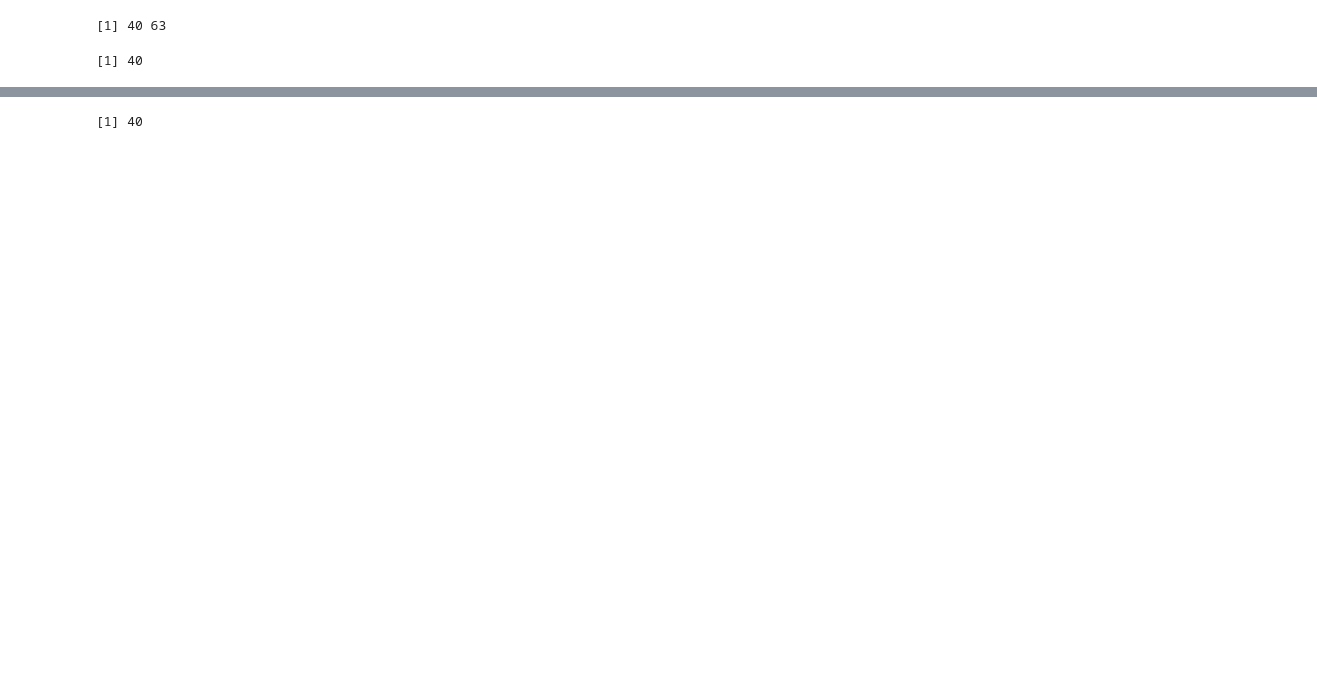
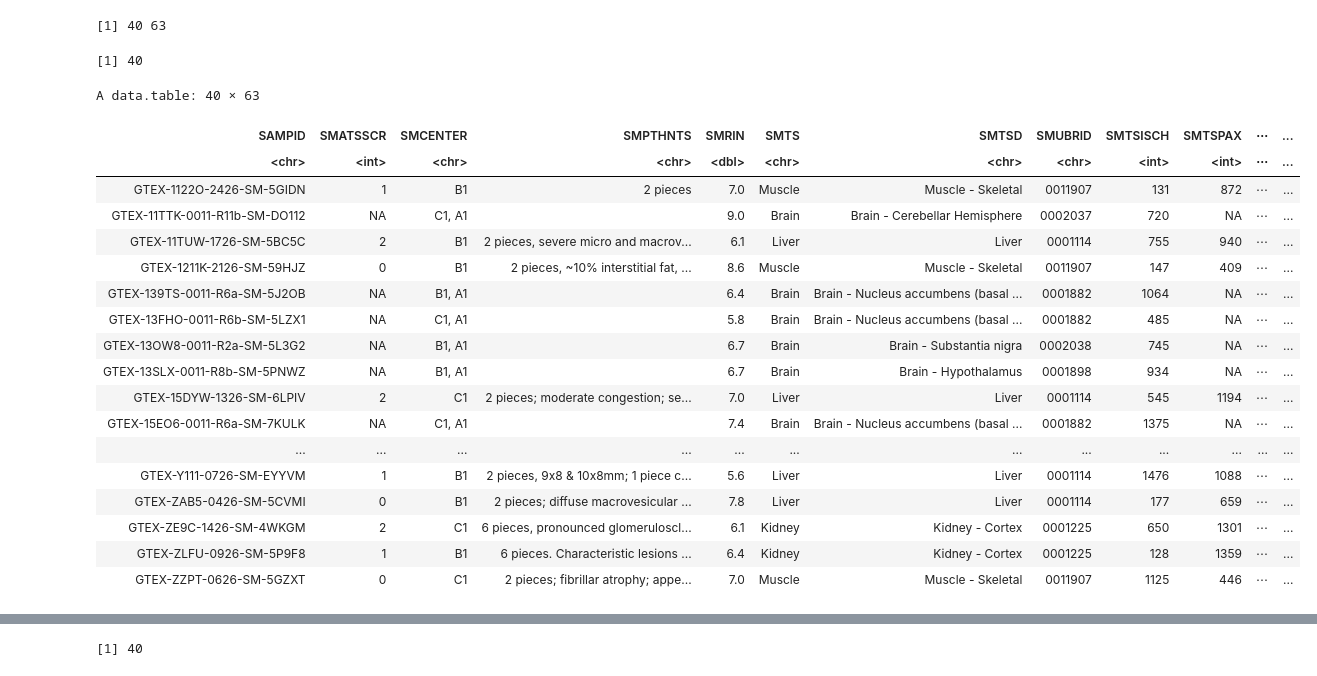
Before and after one commit to Alector-BIO/llm2geneset, a Jupyter notebook: notebooks/camera_GTEx.ipynb, the cells around one changed output, grey strips where cells are left out. Drawn from its saved outputs; the diff is of its cells as text; code cells hidden in the pictures; blank space fills up the shorter version.

```diff
--- a/notebooks/camera_GTEx.ipynb
+++ b/notebooks/camera_GTEx.ipynb
@@ -69,6 +69,28 @@ dim(gtex_annot)
 sum(table(gtex_annot$SMTS))
 # %% [output]
 [1] 40
+# %%
+gtex_annot
+# %% [output]
+A data.table: 40 × 63
+| SAMPID | SMATSSCR | SMCENTER | SMPTHNTS | SMRIN | SMTS | SMTSD | SMUBRID | SMTSISCH | SMTSPAX | ⋯ | ... |
+| <chr> | <int> | <chr> | <chr> | <dbl> | <chr> | <chr> | <chr> | <int> | <int> | ⋯ | ... |
+| GTEX-1122O-2426-SM-5GIDN | 1 | B1 | 2 pieces | 7.0 | Muscle | Muscle - Skeletal | 0011907 | 131 | 872 | ⋯ | ... |
+| GTEX-11TTK-0011-R11b-SM-DO112 | NA | C1, A1 |  | 9.0 | Brain | Brain - Cerebellar Hemisphere | 0002037 | 720 | NA | ⋯ | ... |
+| GTEX-11TUW-1726-SM-5BC5C | 2 | B1 | 2 pieces, severe micro and macrov... | 6.1 | Liver | Liver | 0001114 | 755 | 940 | ⋯ | ... |
+| GTEX-1211K-2126-SM-59HJZ | 0 | B1 | 2 pieces, ~10% interstitial fat, ... | 8.6 | Muscle | Muscle - Skeletal | 0011907 | 147 | 409 | ⋯ | ... |
+| GTEX-139TS-0011-R6a-SM-5J2OB | NA | B1, A1 |  | 6.4 | Brain | Brain - Nucleus accumbens (basal ... | 0001882 | 1064 | NA | ⋯ | ... |
+| GTEX-13FHO-0011-R6b-SM-5LZX1 | NA | C1, A1 |  | 5.8 | Brain | Brain - Nucleus accumbens (basal ... | 0001882 | 485 | NA | ⋯ | ... |
+| GTEX-13OW8-0011-R2a-SM-5L3G2 | NA | B1, A1 |  | 6.7 | Brain | Brain - Substantia nigra | 0002038 | 745 | NA | ⋯ | ... |
+| GTEX-13SLX-0011-R8b-SM-5PNWZ | NA | B1, A1 |  | 6.7 | Brain | Brain - Hypothalamus | 0001898 | 934 | NA | ⋯ | ... |
+| GTEX-15DYW-1326-SM-6LPIV | 2 | C1 | 2 pieces; moderate congestion; se... | 7.0 | Liver | Liver | 0001114 | 545 | 1194 | ⋯ | ... |
+| GTEX-15EO6-0011-R6a-SM-7KULK | NA | C1, A1 |  | 7.4 | Brain | Brain - Nucleus accumbens (basal ... | 0001882 | 1375 | NA | ⋯ | ... |
+| ... | ... | ... | ... | ... | ... | ... | ... | ... | ... | ... | ... |
+| GTEX-Y111-0726-SM-EYYVM | 1 | B1 | 2 pieces, 9x8 & 10x8mm; 1 piece c... | 5.6 | Liver | Liver | 0001114 | 1476 | 1088 | ⋯ | ... |
+| GTEX-ZAB5-0426-SM-5CVMI | 0 | B1 | 2 pieces; diffuse macrovesicular ... | 7.8 | Liver | Liver | 0001114 | 177 | 659 | ⋯ | ... |
+| GTEX-ZE9C-1426-SM-4WKGM | 2 | C1 | 6 pieces, pronounced glomeruloscl... | 6.1 | Kidney | Kidney - Cortex | 0001225 | 650 | 1301 | ⋯ | ... |
+| GTEX-ZLFU-0926-SM-5P9F8 | 1 | B1 | 6 pieces. Characteristic lesions ... | 6.4 | Kidney | Kidney - Cortex | 0001225 | 128 | 1359 | ⋯ | ... |
+| GTEX-ZZPT-0626-SM-5GZXT | 0 | C1 | 2 pieces; fibrillar atrophy; appe... | 7.0 | Muscle | Muscle - Skeletal | 0011907 | 1125 | 446 | ⋯ | ... |
 # %%
 # Load counts for protein coding genes.
 gtex_counts <- fread("GTEx_Analysis_2017-06-05_v8_RNASeQCv1.1.9_gene_reads.gct.gz")
```
Also changed, not shown: parts of 25 cells of this notebook.
